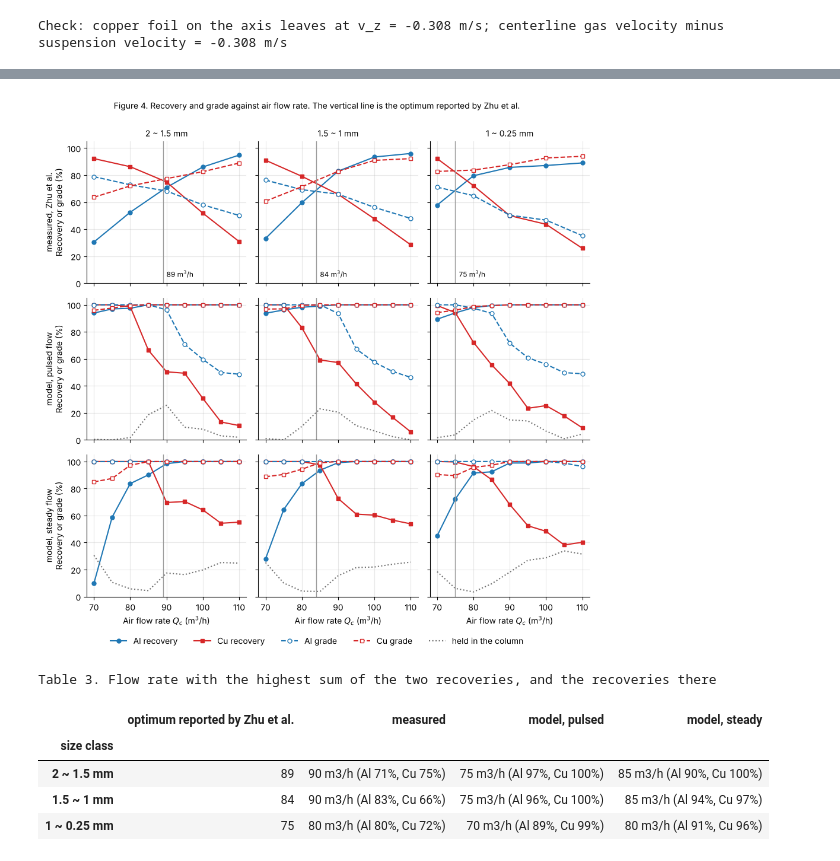
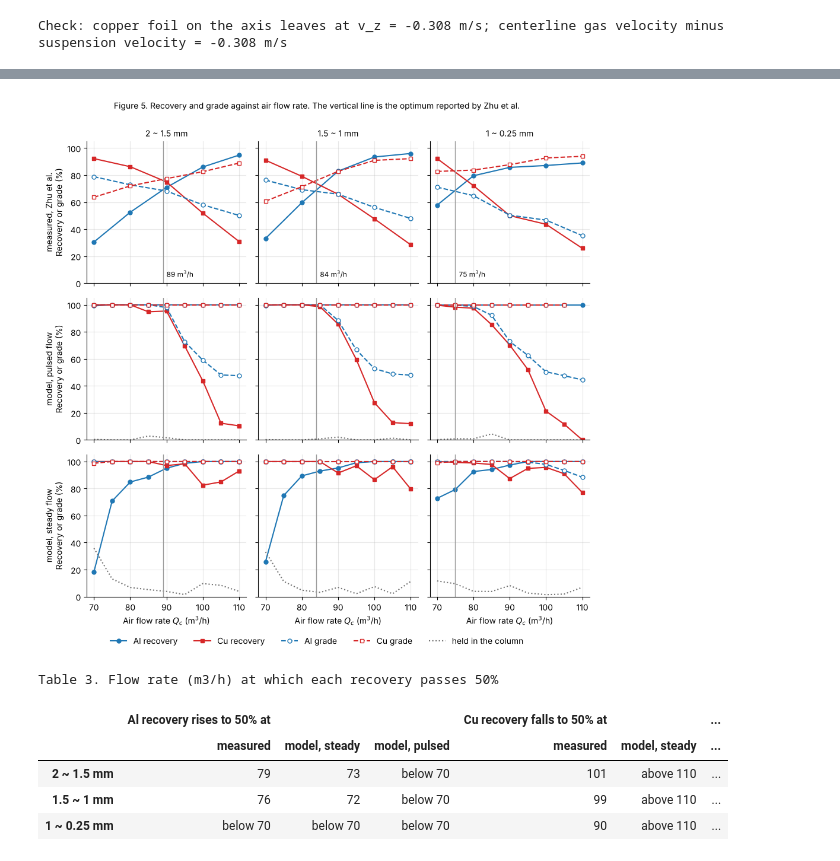
Before and after one commit to yogeshpanchalcodes/pneumatic-separation-model, a Jupyter notebook: Project_Check_In_Final_Project.ipynb, the cells around one changed output, grey strips where cells are left out. Saved outputs shown, nothing was run; the diff lists cells and outputs as text; code cells hidden in the pictures.

```diff
--- a/Project_Check_In_Final_Project.ipynb
+++ b/Project_Check_In_Final_Project.ipynb
@@ -131,7 +141,7 @@ import numpy as np
 import pandas as pd
 import matplotlib.pyplot as plt
 from matplotlib.lines import Line2D
-from scipy.integrate import solve_ivp
+from scipy.integrate import solve_ivp, trapezoid
 from scipy.optimize import brentq
 
 plt.rcParams.update({"font.size": 10, "axes.grid": True, "grid.alpha": 0.3, "axes.spines.top": False, "axes.spines.right": False})
@@ -148,7 +158,13 @@ color = {"Al": "#1f77b4", "Cu": "#d62728"}
 
 def wall(z):  return r2 - (r2 - r1) * np.minimum(np.abs(z), h) / h           # wall radius r_w(z)
 def area(z):  return np.pi * wall(z) ** 2
-def dA_dz(z): return np.where(np.abs(z) < h, -2 * np.pi * wall(z) * (r2 - r1) / h * np.sign(z), 0.0)
+def dwall_dz(z): return np.where(np.abs(z) < h, -(r2 - r1) / h * np.sign(z), 0.0)
+def dA_dz(z): return 2 * np.pi * wall(z) * dwall_dz(z)
+
+def gas_field(r, z, Q):                       # mean gas velocity (u_r, u_z) of Section 2.2 for a flow rate Q in m3/s
+    R = wall(z)
+    uz = 60 / 49 * Q / (np.pi * R**2) * np.clip(1 - np.abs(r) / R, 0.0, 1.0) ** (1 / 7)
+    return uz * r / R * dwall_dz(z), uz
 
 def cd_sphere(Re):                            # Schiller and Naumann
     Re = np.maximum(Re, 1e-9)
@@ -362,13 +440,16 @@ def split(p, is_al, status):                  # recovery, grade and hold-up (%)
     return {"Al recovery": pct(m[is_al & top], m[is_al]), "Cu recovery": pct(m[~is_al & bot], m[~is_al]),
             "Al grade": pct(m[is_al & top], m[top]), "Cu grade": pct(m[~is_al & bot], m[bot]), "held": pct(m[held], m)}
 
-results, frames = {}, {}
+results, frames, no_turbulence = {}, {}, {}
 for name, (lo, hi) in classes.items():
     p, is_al = make_feed(lo, hi)
     for mode, A in (("steady", 0.0), ("pulsed", amp_pulse)):
-        state, fr = sweep(p, jnp.asarray(flows) / 3600, A * jnp.asarray(flows) / 3600)
+        state, fr = sweep(p, jnp.asarray(flows) / 3600, A * jnp.asarray(flows) / 3600, 1.0)
         results[mode, name] = pd.DataFrame([split(p, is_al, s) for s in np.asarray(state[4])], index=flows)
         frames[mode, name] = [np.asarray(x) for x in fr] + [is_al, np.asarray(p["t_feed"])]
+        if name == "1.5 ~ 1 mm":                                          # the same runs without turbulent fluctuations
+            state, fr = sweep(p, jnp.asarray(flows) / 3600, A * jnp.asarray(flows) / 3600, 0.0)
+            no_turbulence[mode] = pd.DataFrame([split(p, is_al, s) for s in np.asarray(state[4])], index=flows)
 # %%
 def snapshots(axs, mode, name, Q, times):
     r, z, status, is_al, t_feed = frames[mode, name]
@@ -407,48 +488,52 @@ zhu = {"2 ~ 1.5 mm":  {"Al recovery": [30.5, 52.5, 70.9, 86.0, 94.8], "Cu recove
        "1.5 ~ 1 mm":  {"Al recovery": [33.1, 59.6, 82.9, 93.4, 96.0], "Cu recovery": [91.0, 79.1, 65.8, 47.6, 28.4],
                        "Al grade": [76.3, 69.2, 65.9, 56.1, 47.9], "Cu grade": [60.7, 71.4, 82.8, 90.9, 92.2]},
        "1 ~ 0.25 mm": {"Al recovery": [57.8, 79.5, 85.7, 87.1, 89.0], "Cu recovery": [92.2, 72.2, 50.0, 43.6, 25.8],
                        "Al grade": [71.1, 64.8, 50.3, 46.7, 35.2], "Cu grade": [82.7, 83.7, 87.7, 92.7, 93.9]}}
 zhu_opt = {"2 ~ 1.5 mm": 89, "1.5 ~ 1 mm": 84, "1 ~ 0.25 mm": 75}
 look = {"Al recovery": dict(color=color["Al"], ls="-", marker="o"), "Cu recovery": dict(color=color["Cu"], ls="-", marker="s"),
         "Al grade": dict(color=color["Al"], ls="--", marker="o", mfc="white"), "Cu grade": dict(color=color["Cu"], ls="--", marker="s", mfc="white")}
 
 fig, ax = plt.subplots(3, 3, figsize=(9.5, 9.0), sharex=True, sharey=True)
 for j, name in enumerate(classes):
     data = [pd.DataFrame(zhu[name], index=zhu_Q), results["pulsed", name], results["steady", name]]
     for i, df in enumerate(data):
         for key, kw in look.items():
             ax[i, j].plot(df.index, df[key], lw=1.5, ms=5, **kw)
         if i > 0:
             ax[i, j].plot(df.index, df["held"], color="0.45", ls=":", lw=1.5)
         ax[i, j].axvline(zhu_opt[name], color="0.6", lw=1)
     ax[0, j].set_title(name, fontsize=10)
     ax[0, j].text(zhu_opt[name] + 1, 3, f"{zhu_opt[name]} m$^3$/h", fontsize=8.5, va="bottom")
     ax[2, j].set_xlabel("Air flow rate $Q_c$ (m$^3$/h)")
 for i, label in enumerate(("measured, Zhu et al.", "model, pulsed flow", "model, steady flow")):
     ax[i, 0].set_ylabel(f"{label}\nRecovery or grade (%)")
 ax[0, 0].set(ylim=(0, 105), xticks=range(70, 111, 10))
 handles = [Line2D([], [], lw=1.5, ms=5, label=key, **kw) for key, kw in look.items()] + [Line2D([], [], color="0.45", ls=":", label="held in the column")]
 fig.legend(handles=handles, loc="lower center", ncol=5, frameon=False, bbox_to_anchor=(0.5, -0.035))
-fig.suptitle("Figure 4. Recovery and grade against air flow rate. The vertical line is the optimum reported by Zhu et al.", y=1.0, fontsize=10)
+fig.suptitle("Figure 5. Recovery and grade against air flow rate. The vertical line is the optimum reported by Zhu et al.", y=1.0, fontsize=10)
 plt.tight_layout()
 plt.show()
 
-best = lambda df: (df["Al recovery"] + df["Cu recovery"]).idxmax()
-rows = []
+def half(curve, rising):                      # flow rate at which a recovery passes 50%, by linear interpolation
+    Q, y = np.asarray(curve.index, float), curve.to_numpy() if rising else 100 - curve.to_numpy()
+    if y[0] >= 50: return f"below {Q[0]:.0f}"
+    if not (y >= 50).any(): return f"above {Q[-1]:.0f}"
+    i = np.argmax(y >= 50)
+    return f"{Q[i - 1] + (50 - y[i - 1]) / (y[i] - y[i - 1]) * (Q[i] - Q[i - 1]):.0f}"
+
+table3 = {}
 for name in classes:
-    row = {"size class": name, "optimum reported by Zhu et al.": zhu_opt[name]}
-    for label, df in (("measured", pd.DataFrame(zhu[name], index=zhu_Q)), ("model, pulsed", results["pulsed", name]), ("model, steady", results["steady", name])):
-        Q = best(df)
-        row[label] = f"{Q} m3/h  (Al {df.loc[Q, 'Al recovery']:.0f}%, Cu {df.loc[Q, 'Cu recovery']:.0f}%)"
-    rows.append(row)
-print("Table 3. Flow rate with the highest sum of the two recoveries, and the recoveries there")
-display(pd.DataFrame(rows).set_index("size class"))
+    sets = {"measured": pd.DataFrame(zhu[name], index=zhu_Q), "model, steady": results["steady", name], "model, pulsed": results["pulsed", name]}
+    table3[name] = {("Al recovery rises to 50% at", k): half(df["Al recovery"], True) for k, df in sets.items()}
+    table3[name].update({("Cu recovery falls to 50% at", k): half(df["Cu recovery"], False) for k, df in sets.items()})
+print("Table 3. Flow rate (m3/h) at which each recovery passes 50%")
+display(pd.DataFrame(table3).T)
 # %% [output]
-[figure, old version]
+[figure, new version]
-Table 3. Flow rate with the highest sum of the two recoveries, and the recoveries there
+Table 3. Flow rate (m3/h) at which each recovery passes 50%
-|  | optimum reported by Zhu et al. | measured | model, pulsed | model, steady |
-| size class |  |  |  |  |
-| 2 ~ 1.5 mm | 89 | 90 m3/h (Al 71%, Cu 75%) | 75 m3/h (Al 97%, Cu 100%) | 85 m3/h (Al 90%, Cu 100%) |
-| 1.5 ~ 1 mm | 84 | 90 m3/h (Al 83%, Cu 66%) | 75 m3/h (Al 96%, Cu 100%) | 85 m3/h (Al 94%, Cu 97%) |
-| 1 ~ 0.25 mm | 75 | 80 m3/h (Al 80%, Cu 72%) | 70 m3/h (Al 89%, Cu 99%) | 80 m3/h (Al 91%, Cu 96%) |
+|  | Al recovery rises to 50% at |  |  | Cu recovery falls to 50% at |  | ... |
+|  | measured | model, steady | model, pulsed | measured | model, steady | ... |
+| 2 ~ 1.5 mm | 79 | 73 | below 70 | 101 | above 110 | ... |
+| 1.5 ~ 1 mm | 76 | 72 | below 70 | 99 | above 110 | ... |
+| 1 ~ 0.25 mm | below 70 | below 70 | below 70 | 90 | above 110 | ... |
 # %% [markdown]
```
Also changed, not shown: parts of 21 cells of this notebook.
